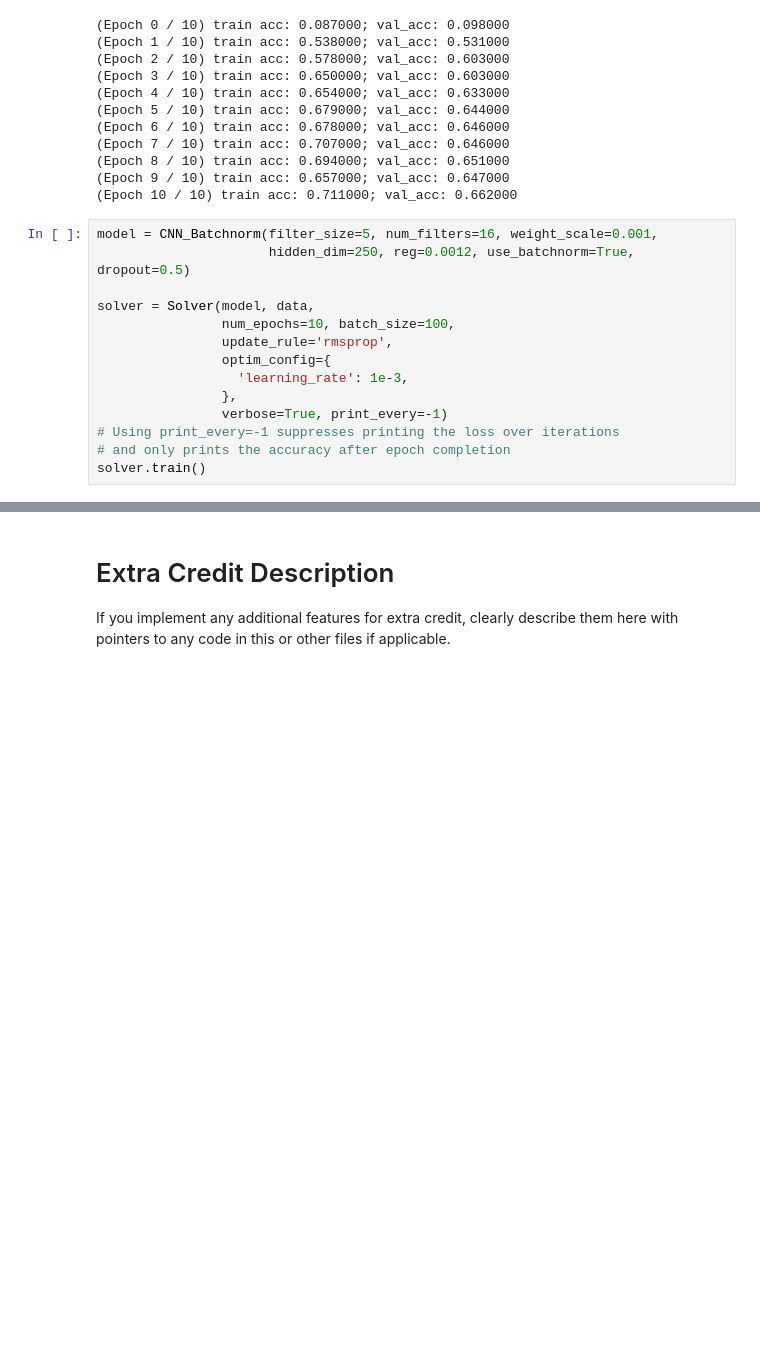
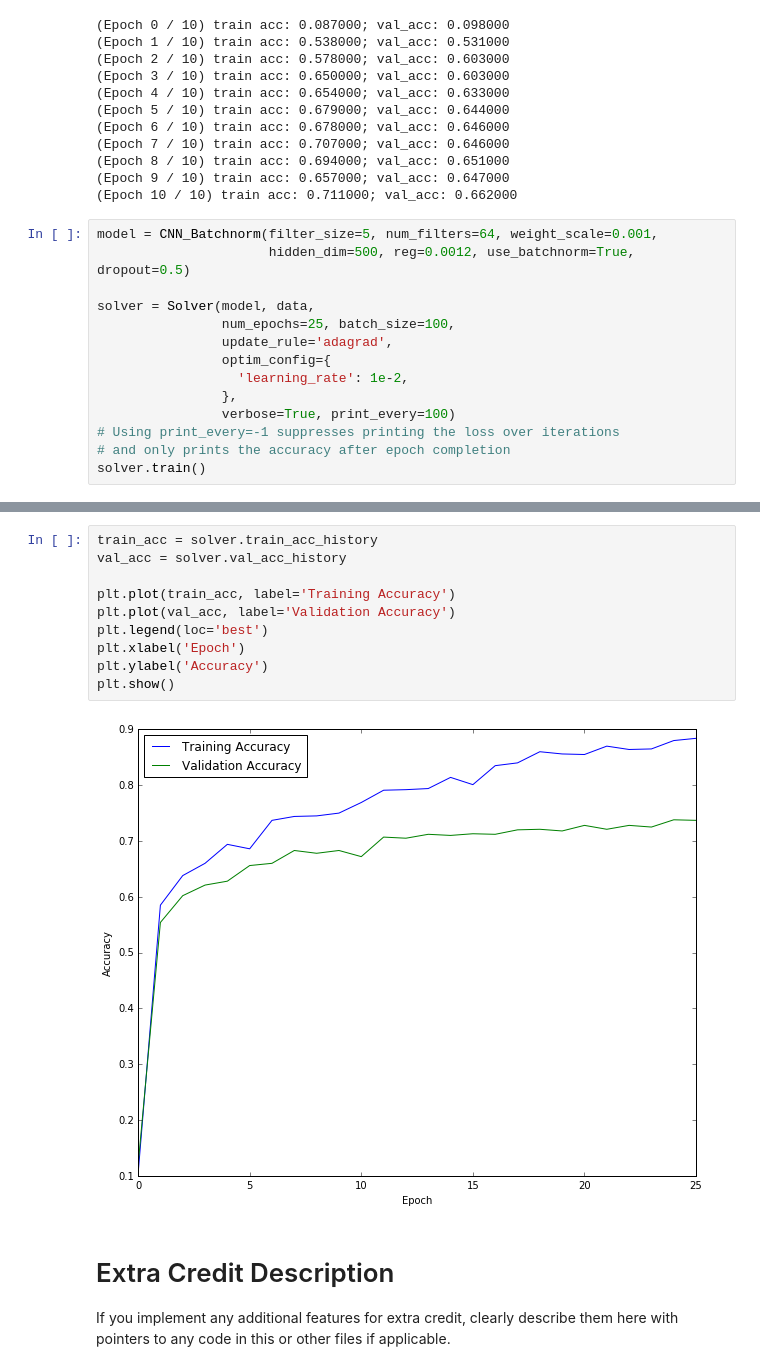
Before and after one commit to aimran/CS231n, a Jupyter notebook: assignment2/ConvolutionalNetworks.ipynb, the cells around one changed output, grey strips where cells are left out. Cells and saved outputs as stored; diff of their text form; blank space fills up the shorter version.

Commit message:
Successful adagrad implementation and updates to CNN notebook

```diff
--- a/assignment2/ConvolutionalNetworks.ipynb
+++ b/assignment2/ConvolutionalNetworks.ipynb
@@ -742,16 +742,16 @@ solver.train()
 (Epoch 9 / 10) train acc: 0.657000; val_acc: 0.647000
 (Epoch 10 / 10) train acc: 0.711000; val_acc: 0.662000
 # %%
-model = CNN_Batchnorm(filter_size=5, num_filters=16, weight_scale=0.001,
-                      hidden_dim=250, reg=0.0012, use_batchnorm=True, dropout=0.5)
+model = CNN_Batchnorm(filter_size=5, num_filters=64, weight_scale=0.001,
+                      hidden_dim=500, reg=0.0012, use_batchnorm=True, dropout=0.5)
 
 solver = Solver(model, data,
-                num_epochs=10, batch_size=100,
-                update_rule='rmsprop',
+                num_epochs=25, batch_size=100,
+                update_rule='adagrad',
                 optim_config={
-                  'learning_rate': 1e-3,
+                  'learning_rate': 1e-2,
                 },
-                verbose=True, print_every=-1)
+                verbose=True, print_every=100)
 # Using print_every=-1 suppresses printing the loss over iterations
 # and only prints the accuracy after epoch completion
 solver.train()
@@ -770,3 +776,15 @@ solver.train()
+# %%
+train_acc = solver.train_acc_history
+val_acc = solver.val_acc_history
+
+plt.plot(train_acc, label='Training Accuracy')
+plt.plot(val_acc, label='Validation Accuracy')
+plt.legend(loc='best')
+plt.xlabel('Epoch')
+plt.ylabel('Accuracy')
+plt.show()
+# %% [output]
+[figure, added]
 # %% [markdown]
 # Extra Credit Description
 If you implement any additional features for extra credit, clearly describe them here with pointers to any code in this or other files if applicable.
```
Also changed, not shown: parts of 1 cell of this notebook, 1 other file.
